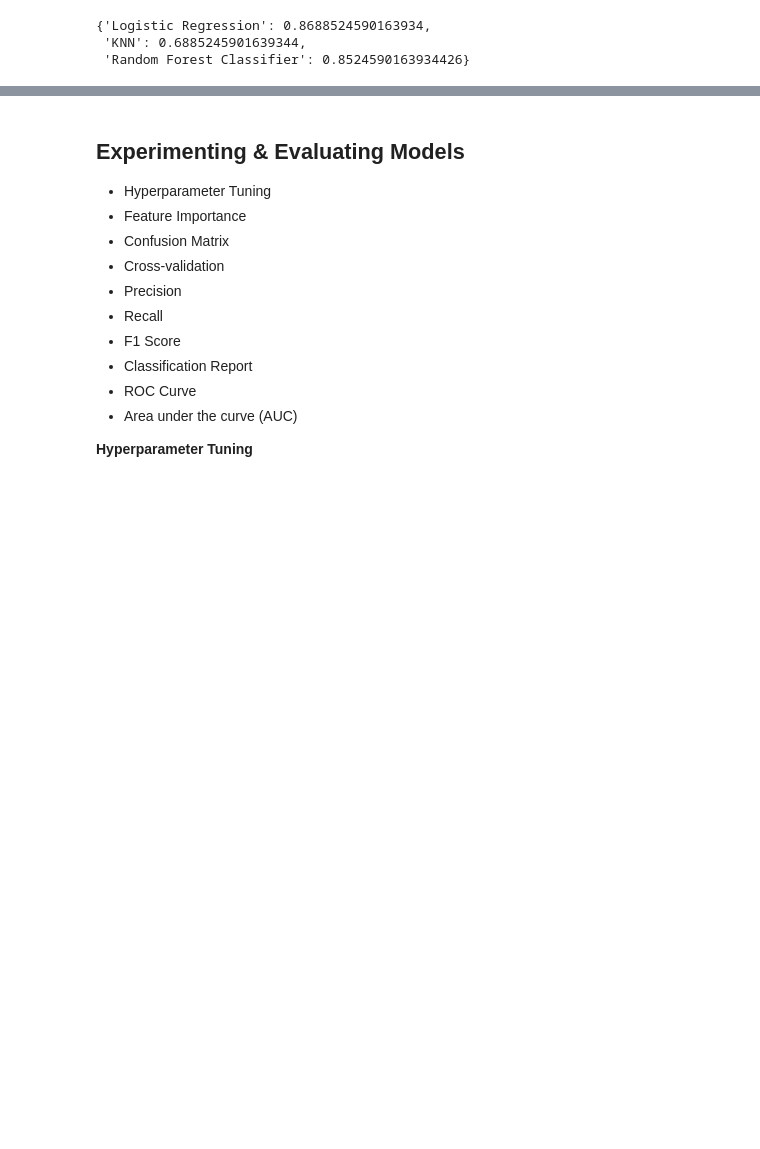
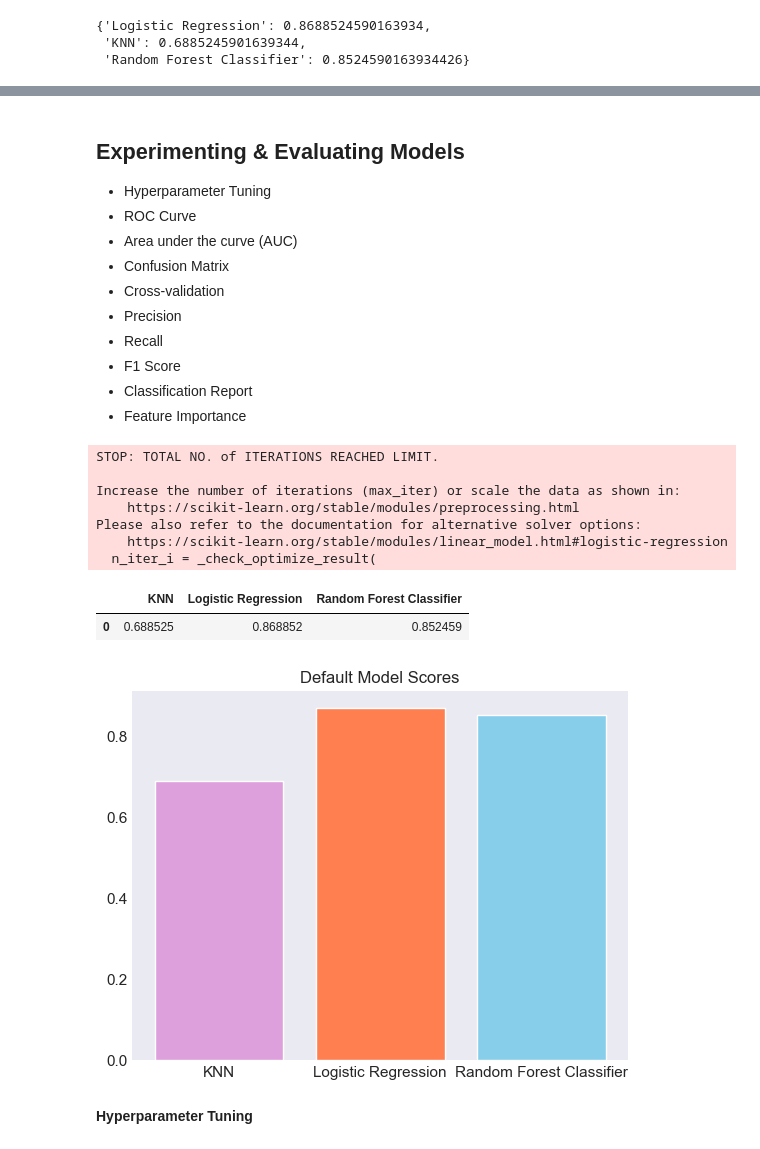
Before and after one commit to Yogesh914/heart-disease-project, a Jupyter notebook: heart_disease_classification.ipynb, the cells around one changed output, grey strips where cells are left out. Saved outputs shown, nothing was run; the diff lists cells and outputs as text; code cells hidden in the pictures; blank space fills up the shorter version.

```diff
--- a/heart_disease_classification.ipynb
+++ b/heart_disease_classification.ipynb
@@ -281,14 +281,12 @@ model_compare.T.plot.bar(color=["plum"]);
 ## Experimenting & Evaluating Models
 
 * Hyperparameter Tuning
-* Feature Importance
+* ROC Curve
+* Area under the curve (AUC)
 * Confusion Matrix
 * Cross-validation
 * Precision
 * Recall
 * F1 Score
 * Classification Report
-* ROC Curve
-* Area under the curve (AUC)
-
-**Hyperparameter Tuning**
+* Feature Importance
@@ -301,0 +293,28 @@ knn_model = KNeighborsClassifier()
+# %%
+np.random.seed(8)
+default_scores = {"KNN": KNeighborsClassifier(), "Logistic Regression": LogisticRegression(), "Random Forest Classifier":RandomForestClassifier()}
+
+for idx, i in enumerate(default_scores.values()):
+    i.fit(X_train, y_train)
+    default_scores[list(default_scores.keys())[idx]] = i.score(X_test, y_test)
+
+plt.bar(0, list(default_scores.values())[0], tick_label=list(default_scores.keys())[0], color="plum")
+plt.bar(1, list(default_scores.values())[1], tick_label=list(default_scores.keys())[1], color="coral")
+plt.bar(2, list(default_scores.values())[2], tick_label=list(default_scores.keys())[2], color="skyblue")
+plt.title("Default Model Scores")
+plt.xticks(range(0,3),list(default_scores.keys()));
+
+pd.DataFrame(default_scores, index=[0])
+# %% [output]
+STOP: TOTAL NO. of ITERATIONS REACHED LIMIT.
+
+Increase the number of iterations (max_iter) or scale the data as shown in:
+    https://scikit-learn.org/stable/modules/preprocessing.html
+Please also refer to the documentation for alternative solver options:
+    https://scikit-learn.org/stable/modules/linear_model.html#logistic-regression
+  n_iter_i = _check_optimize_result(
+|  | KNN | Logistic Regression | Random Forest Classifier |
+| 0 | 0.688525 | 0.868852 | 0.852459 |
+[figure, added]
+# %% [markdown]
+**Hyperparameter Tuning**
```
Also changed, not shown: parts of 47 cells of this notebook.
